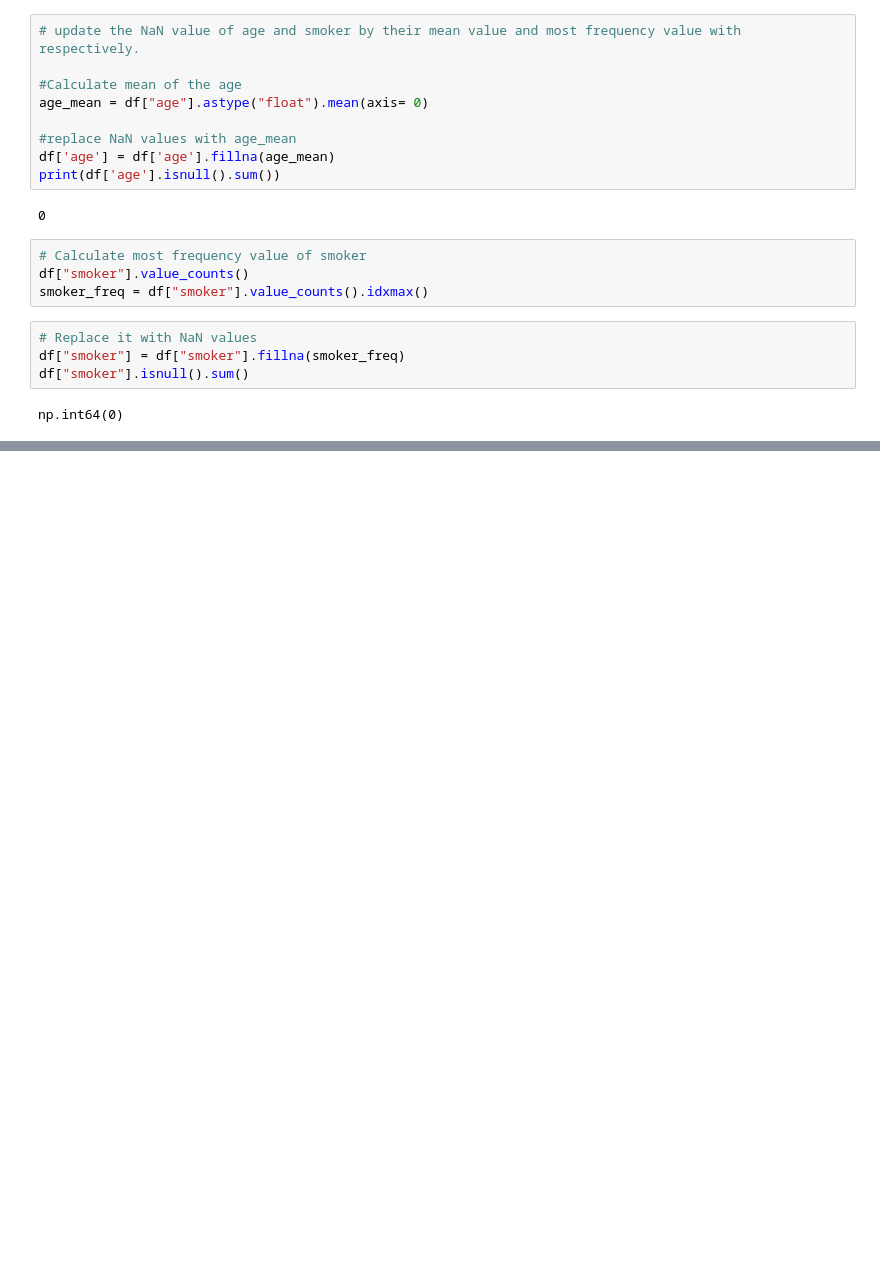
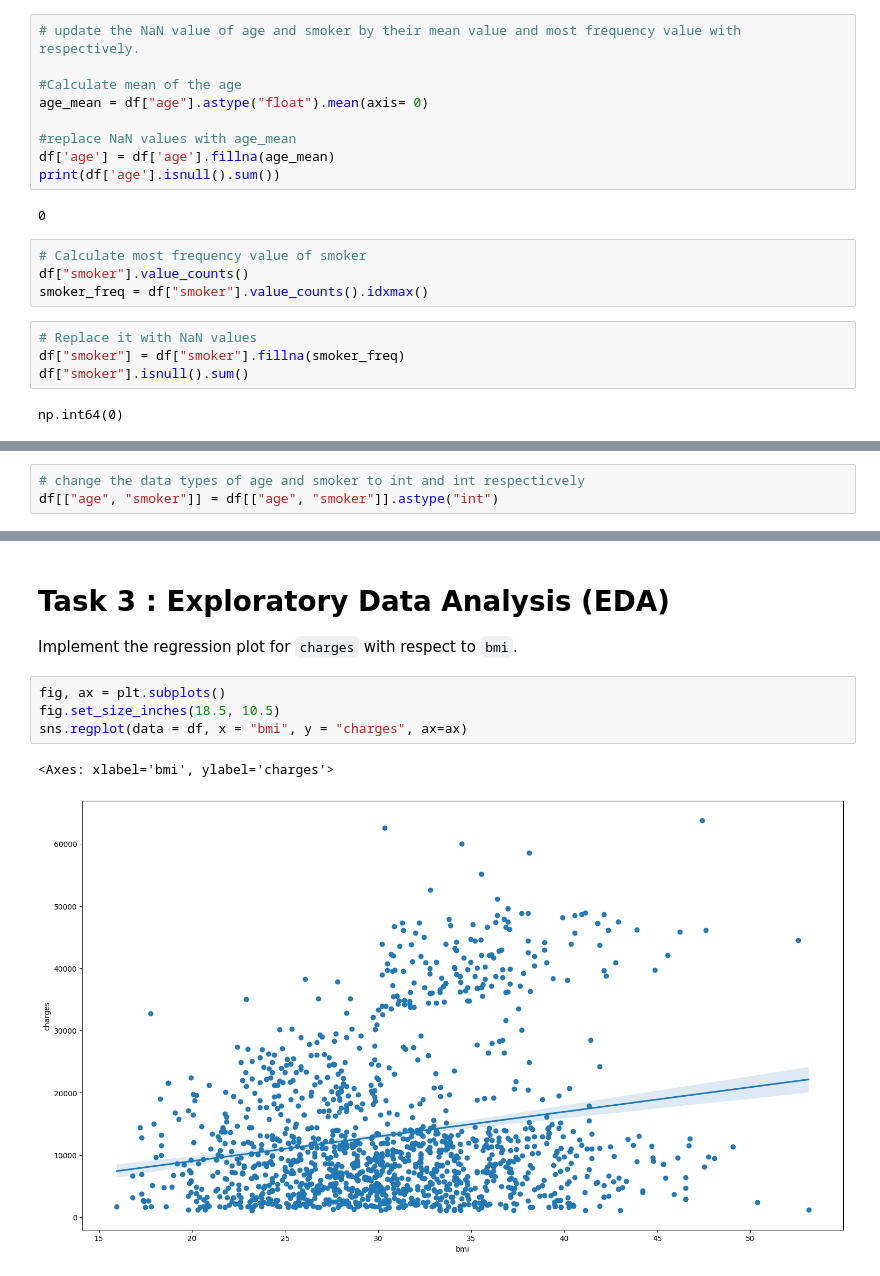
Before and after one commit to VishSeran/Insurance-Cost-Analysis, a Jupyter notebook: insurance_cost_analysis.ipynb, the cells around one changed output, grey strips where cells are left out. Cells and saved outputs as stored; diff of their text form; blank space fills up the shorter version.

Commit message:
regression plot again charges vs bmi

```diff
--- a/insurance_cost_analysis.ipynb
+++ b/insurance_cost_analysis.ipynb
@@ -110,0 +129,3 @@ np.int64(0)
+# %%
+# change the data types of age and smoker to int and int respecticvely
+df[["age", "smoker"]] = df[["age", "smoker"]].astype("int")
@@ -110,0 +149,11 @@ np.int64(0)
+# %% [markdown]
+# Task 3 : Exploratory Data Analysis (EDA)
+
+Implement the regression plot for `charges` with respect to `bmi`.
+# %%
+fig, ax = plt.subplots()
+fig.set_size_inches(18.5, 10.5)
+sns.regplot(data = df, x = "bmi", y = "charges", ax=ax)
+# %% [output]
+<Axes: xlabel='bmi', ylabel='charges'>
+[figure, added]
```
Also changed, not shown: parts of 3 cells of this notebook.
